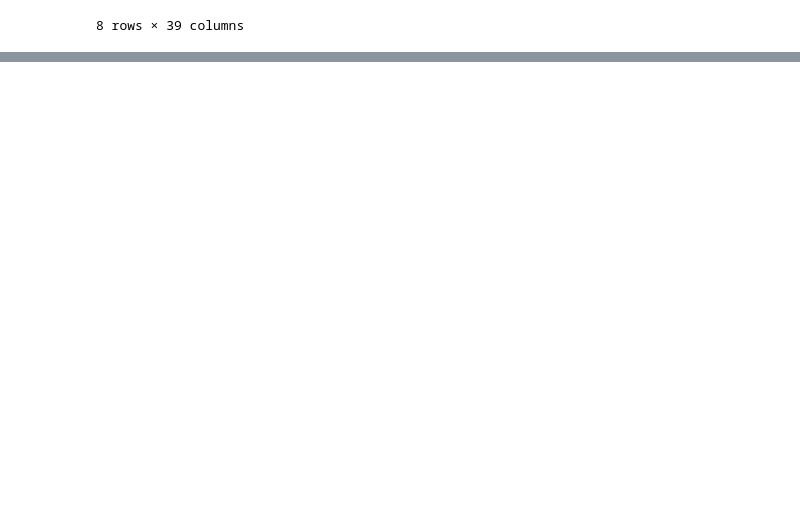
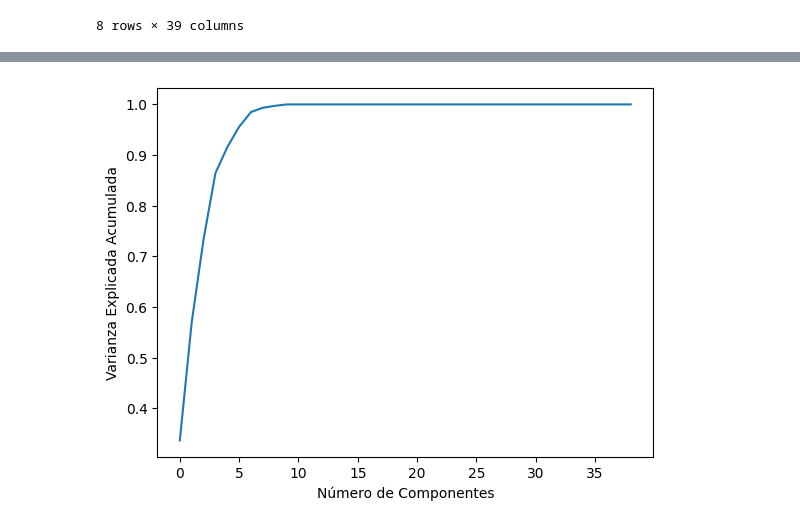
Before and after one commit to richardsuan/Proyecto_despliegue_3, a Jupyter notebook: notebooks/Proyecto.ipynb, the cells around one changed output, grey strips where cells are left out. Cells and saved outputs as stored; diff of their text form; code cells hidden in the pictures; blank space fills up the shorter version.

```diff
--- a/notebooks/Proyecto.ipynb
+++ b/notebooks/Proyecto.ipynb
@@ -240,0 +313,11 @@ resumen_numericas
+# %%
+from sklearn.decomposition import PCA
+import numpy as np
+pca = PCA(n_components=39)
+pca.fit(df_numeric)
+plt.plot(np.cumsum(pca.explained_variance_ratio_))
+plt.xlabel('Número de Componentes')
+plt.ylabel('Varianza Explicada Acumulada')
+plt.show()
+# %% [output]
+[figure, added]
```
Also changed, not shown: parts of 14 cells of this notebook, 1 other file.
